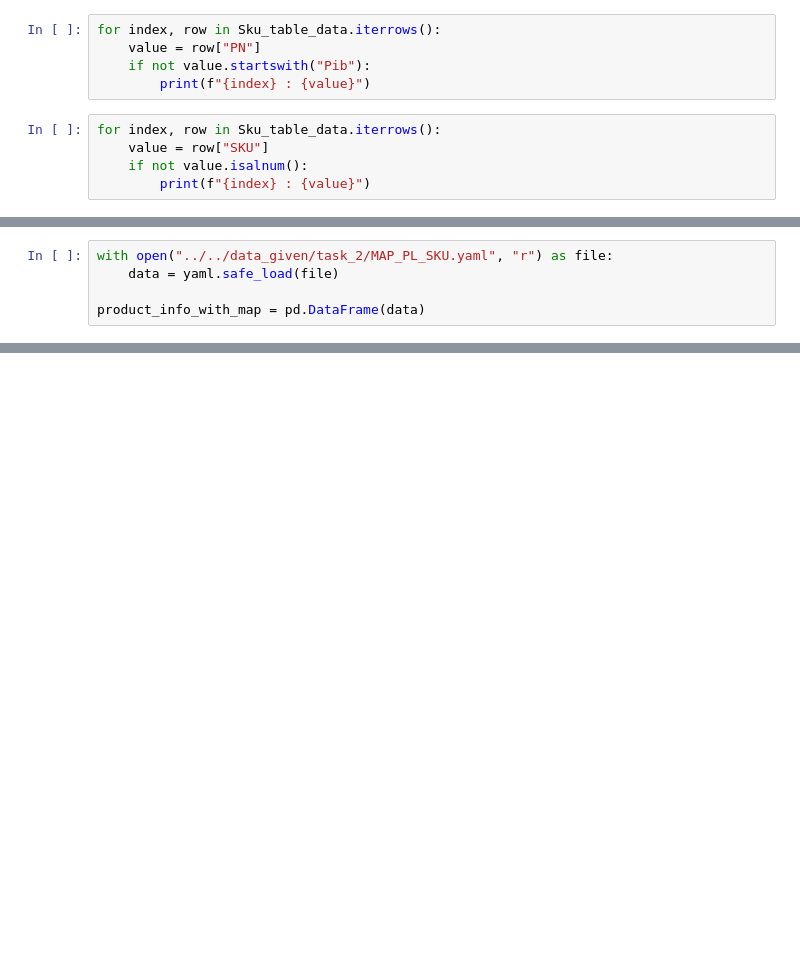
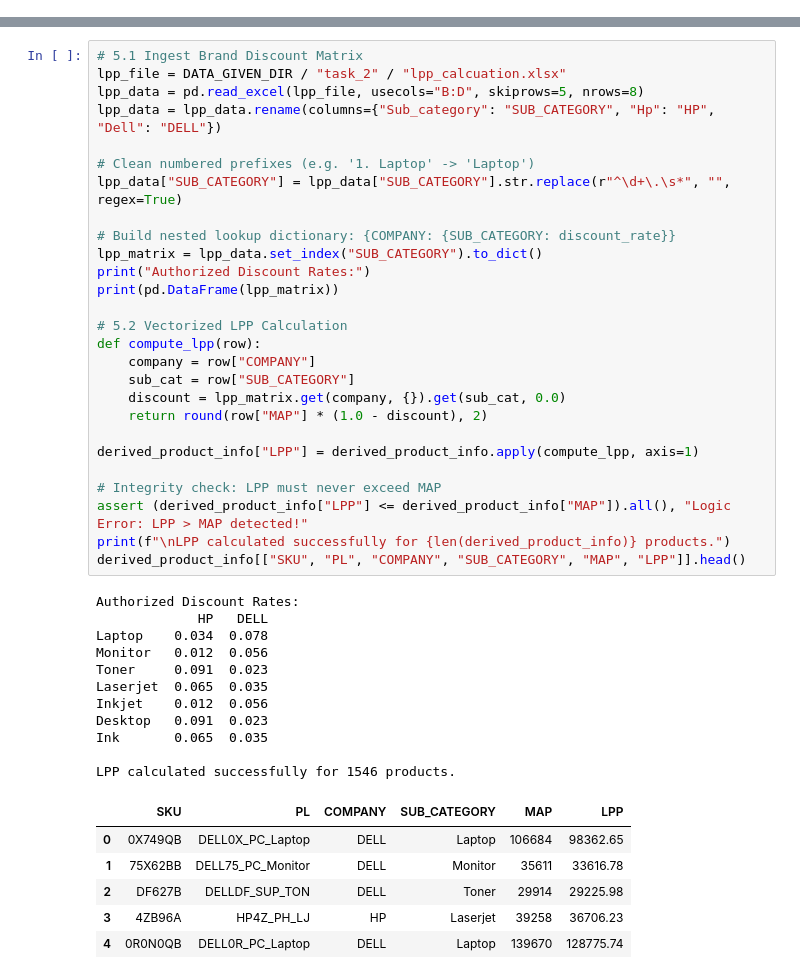
Before and after one commit to deringirish/map-data-analysis-project, a Jupyter notebook: src/notebooks/data_population.ipynb, the cells around one changed output, grey strips where cells are left out. Saved outputs shown, nothing was run; the diff lists cells and outputs as text; blank space fills up the shorter version.

Commit message:
Refactor data_population.ipynb to interview-ready standards with architecture, docs, and quality scorecard

```diff
--- a/src/notebooks/data_population.ipynb
+++ b/src/notebooks/data_population.ipynb
@@ -55,10 +0,0 @@ Sku_table_data.shape
-# %%
-for index, row in Sku_table_data.iterrows():
-    value = row["PN"]
-    if not value.startswith("Pib"):
-        print(f"{index} : {value}")
-# %%
-for index, row in Sku_table_data.iterrows():
-    value = row["SKU"]
-    if not value.isalnum():
-        print(f"{index} : {value}")
@@ -294,5 +0,0 @@ array(['Laptop', 'Monitor', 'Toner', 'Laserjet', 'Inkjet', 'Desktop',
-# %%
-with open("../../data_given/task_2/MAP_PL_SKU.yaml", "r") as file:
-    data = yaml.safe_load(file)
-
-product_info_with_map = pd.DataFrame(data)
@@ -945,0 +285,45 @@ print(f"Seller Table exported successfully to {seller_table_output} with {len(se
+# %%
+# 5.1 Ingest Brand Discount Matrix
+lpp_file = DATA_GIVEN_DIR / "task_2" / "lpp_calcuation.xlsx"
+lpp_data = pd.read_excel(lpp_file, usecols="B:D", skiprows=5, nrows=8)
+lpp_data = lpp_data.rename(columns={"Sub_category": "SUB_CATEGORY", "Hp": "HP", "Dell": "DELL"})
+
+# Clean numbered prefixes (e.g. '1. Laptop' -> 'Laptop')
+lpp_data["SUB_CATEGORY"] = lpp_data["SUB_CATEGORY"].str.replace(r"^\d+\.\s*", "", regex=True)
+
+# Build nested lookup dictionary: {COMPANY: {SUB_CATEGORY: discount_rate}}
+lpp_matrix = lpp_data.set_index("SUB_CATEGORY").to_dict()
+print("Authorized Discount Rates:")
+print(pd.DataFrame(lpp_matrix))
+
+# 5.2 Vectorized LPP Calculation
+def compute_lpp(row):
+    company = row["COMPANY"]
+    sub_cat = row["SUB_CATEGORY"]
+    discount = lpp_matrix.get(company, {}).get(sub_cat, 0.0)
+    return round(row["MAP"] * (1.0 - discount), 2)
+
+derived_product_info["LPP"] = derived_product_info.apply(compute_lpp, axis=1)
+
+# Integrity check: LPP must never exceed MAP
+assert (derived_product_info["LPP"] <= derived_product_info["MAP"]).all(), "Logic Error: LPP > MAP detected!"
+print(f"\nLPP calculated successfully for {len(derived_product_info)} products.")
+derived_product_info[["SKU", "PL", "COMPANY", "SUB_CATEGORY", "MAP", "LPP"]].head()
+# %% [output]
+Authorized Discount Rates:
+             HP   DELL
+Laptop    0.034  0.078
+Monitor   0.012  0.056
+Toner     0.091  0.023
+Laserjet  0.065  0.035
+Inkjet    0.012  0.056
+Desktop   0.091  0.023
+Ink       0.065  0.035
+
+LPP calculated successfully for 1546 products.
+|  | SKU | PL | COMPANY | SUB_CATEGORY | MAP | LPP |
+| 0 | 0X749QB | DELL0X_PC_Laptop | DELL | Laptop | 106684 | 98362.65 |
+| 1 | 75X62BB | DELL75_PC_Monitor | DELL | Monitor | 35611 | 33616.78 |
+| 2 | DF627B | DELLDF_SUP_TON | DELL | Toner | 29914 | 29225.98 |
+| 3 | 4ZB96A | HP4Z_PH_LJ | HP | Laserjet | 39258 | 36706.23 |
+| 4 | 0R0N0QB | DELL0R_PC_Laptop | DELL | Laptop | 139670 | 128775.74 |
```
Also changed, not shown: parts of 141 cells of this notebook, 3 other files.
